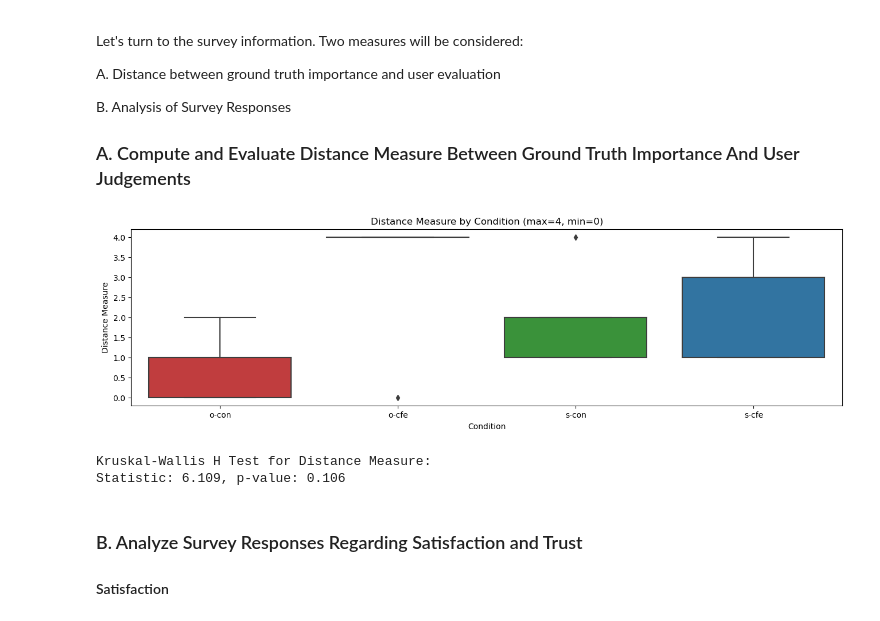
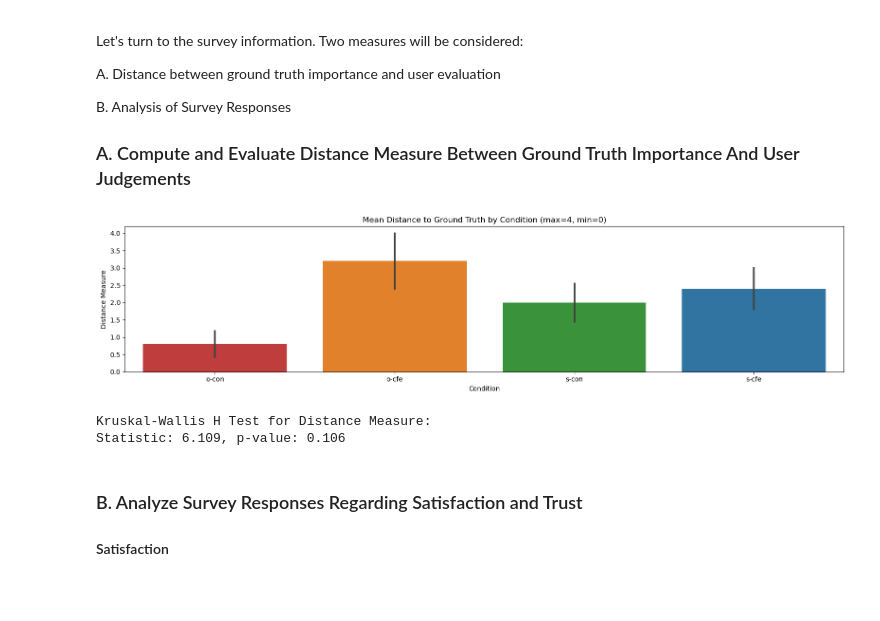
Before and after one commit to andreArtelt/IJCAI24-CF_Tut, a Jupyter notebook: CESORP_study_evaluation.ipynb, the cells around one changed output. Saved outputs shown, nothing was run; the diff lists cells and outputs as text; code cells hidden in the pictures; blank space fills up the shorter version.

Commit message:
Update analysis script: barplots instead of boxplots

```diff
--- a/CESORP_study_evaluation.ipynb
+++ b/CESORP_study_evaluation.ipynb
@@ -889,37 +1086,39 @@ def compute_distance_measure(row):
         score += 1
     if row['Productivity'] == 'high':
         score += 1
     if row['Punctuality'] == 'medium':
         score += 1
     if row['Feedback'] == 'low':
         score += 1
     return score
 
 # Apply the function to compute the distance measure
 survey_data_importance['distance_measure'] = survey_data_importance.apply(compute_distance_measure, axis=1)
 
-# Visualize box plots per group for the distance_measure
+# Visualize mean per group for the distance_measure
 plt.figure(figsize=(16, 4))
-sns.boxplot(data=survey_data_importance, x='cond', y='distance_measure',palette=color_palette)
-plt.title('Distance Measure by Condition (max=4, min=0)')
+# Plot Mean Distance Measure per User
+sns.barplot(data=survey_data_importance, x='cond', y='distance_measure', palette=color_palette, errorbar='se')
+plt.title('Mean Distance to Ground Truth by Condition (max=4, min=0)')
 plt.xlabel('Condition')
 plt.ylabel('Distance Measure')
+plt.tight_layout()
 plt.show()
 
 # Perform a Kruskal-Wallis H test for statistical comparison
 groups = [survey_data_importance[survey_data_importance['cond'] == cond]['distance_measure'] for cond in survey_data_importance['cond'].unique()]
 kruskal_test_result = kruskal(*groups)
 
 print("Kruskal-Wallis H Test for Distance Measure:")
 print(f"Statistic: {round(kruskal_test_result.statistic,3)}, p-value: {round(kruskal_test_result.pvalue,3)}")
 
 # Perform Dunn's test for post hoc comparisons if Kruskal-Wallis test is significant
 if kruskal_test_result.pvalue < 0.05:
     posthoc_result = sp.posthoc_dunn(survey_data_importance, val_col='distance_measure', group_col='cond', p_adjust='bonferroni')
     print("Post Hoc Comparisons using Dunn's Test with Bonferroni Correction:")
     print(round(posthoc_result,3))
 # %% [output]
-[figure, old version]
+[figure, new version]
 Kruskal-Wallis H Test for Distance Measure:
 Statistic: 6.109, p-value: 0.106
 # %% [markdown]
```
Also changed, not shown: parts of 13 cells of this notebook.
